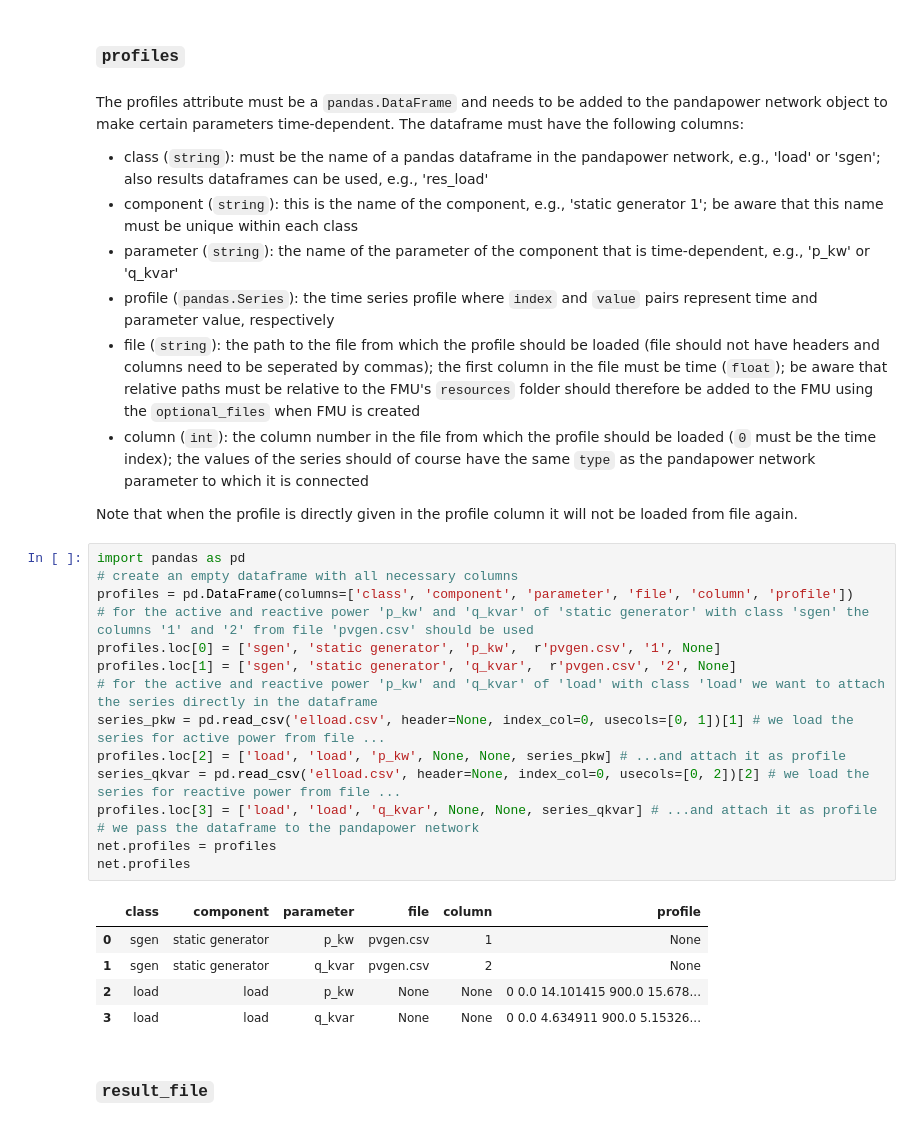
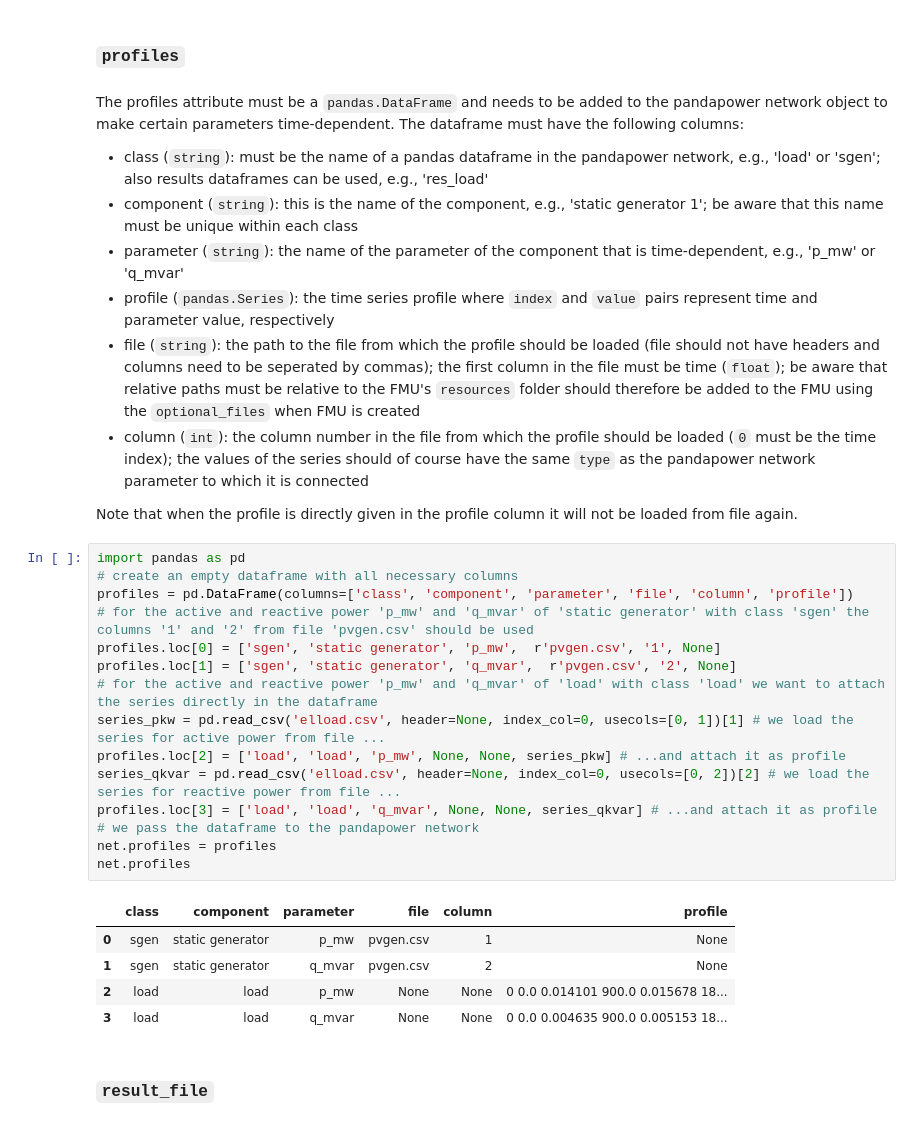
Before and after one commit to AIT-IES/pandapowerFMU, a Jupyter notebook: example/example.ipynb, the cells around one changed output. Cells and saved outputs as stored; diff of their text form.

```diff
--- a/example/example.ipynb
+++ b/example/example.ipynb
@@ -40,7 +38,7 @@ This is the most important step since we add information to make network paramet
 The profiles attribute must be a `pandas.DataFrame` and needs to be added to the pandapower network object to make certain parameters time-dependent. The dataframe must have the following columns:
 - class (`string`): must be the name of a pandas dataframe in the pandapower network, e.g., 'load' or 'sgen'; also results dataframes can be used, e.g., 'res_load'
 - component (`string`): this is the name of the component, e.g., 'static generator 1'; be aware that this name must be unique within each class
-- parameter (`string`): the name of the parameter of the component that is time-dependent, e.g., 'p_kw' or 'q_kvar'
+- parameter (`string`): the name of the parameter of the component that is time-dependent, e.g., 'p_mw' or 'q_mvar'
 - profile (`pandas.Series`): the time series profile where `index` and `value` pairs represent time and parameter value, respectively
 - file (`string`): the path to the file from which the profile should be loaded (file should not have headers and columns need to be seperated by commas); the first column in the file must be time (`float`); be aware that relative paths must be relative to the FMU's `resources` folder should therefore be added to the FMU using the `optional_files` when FMU is created
 - column (`int`): the column number in the file from which the profile should be loaded (`0` must be the time index); the values of the series should of course have the same `type` as the pandapower network parameter to which it is connected
@@ -49,24 +47,24 @@ Note that when the profile is directly given in the profile column it will not b
 # %%
 import pandas as pd
 # create an empty dataframe with all necessary columns
 profiles = pd.DataFrame(columns=['class', 'component', 'parameter', 'file', 'column', 'profile'])
-# for the active and reactive power 'p_kw' and 'q_kvar' of 'static generator' with class 'sgen' the columns '1' and '2' from file 'pvgen.csv' should be used
-profiles.loc[0] = ['sgen', 'static generator', 'p_kw',  r'pvgen.csv', '1', None]
-profiles.loc[1] = ['sgen', 'static generator', 'q_kvar',  r'pvgen.csv', '2', None]
-# for the active and reactive power 'p_kw' and 'q_kvar' of 'load' with class 'load' we want to attach the series directly in the dataframe
+# for the active and reactive power 'p_mw' and 'q_mvar' of 'static generator' with class 'sgen' the columns '1' and '2' from file 'pvgen.csv' should be used
+profiles.loc[0] = ['sgen', 'static generator', 'p_mw',  r'pvgen.csv', '1', None]
+profiles.loc[1] = ['sgen', 'static generator', 'q_mvar',  r'pvgen.csv', '2', None]
+# for the active and reactive power 'p_mw' and 'q_mvar' of 'load' with class 'load' we want to attach the series directly in the dataframe
 series_pkw = pd.read_csv('elload.csv', header=None, index_col=0, usecols=[0, 1])[1] # we load the series for active power from file ...
-profiles.loc[2] = ['load', 'load', 'p_kw', None, None, series_pkw] # ...and attach it as profile
+profiles.loc[2] = ['load', 'load', 'p_mw', None, None, series_pkw] # ...and attach it as profile
 series_qkvar = pd.read_csv('elload.csv', header=None, index_col=0, usecols=[0, 2])[2] # we load the series for reactive power from file ...
-profiles.loc[3] = ['load', 'load', 'q_kvar', None, None, series_qkvar] # ...and attach it as profile
+profiles.loc[3] = ['load', 'load', 'q_mvar', None, None, series_qkvar] # ...and attach it as profile
 # we pass the dataframe to the pandapower network
 net.profiles = profiles
 net.profiles
 # %% [output]
 |  | class | component | parameter | file | column | profile |
-| 0 | sgen | static generator | p_kw | pvgen.csv | 1 | None |
-| 1 | sgen | static generator | q_kvar | pvgen.csv | 2 | None |
-| 2 | load | load | p_kw | None | None | 0 0.0 14.101415 900.0 15.678... |
-| 3 | load | load | q_kvar | None | None | 0 0.0 4.634911 900.0 5.15326... |
+| 0 | sgen | static generator | p_mw | pvgen.csv | 1 | None |
+| 1 | sgen | static generator | q_mvar | pvgen.csv | 2 | None |
+| 2 | load | load | p_mw | None | None | 0 0.0 0.014101 900.0 0.015678 18... |
+| 3 | load | load | q_mvar | None | None | 0 0.0 0.004635 900.0 0.005153 18... |
 # %% [markdown]
 ### `result_file`
 # %% [markdown]
```
Also changed, not shown: parts of 11 cells of this notebook, 3 other files.
